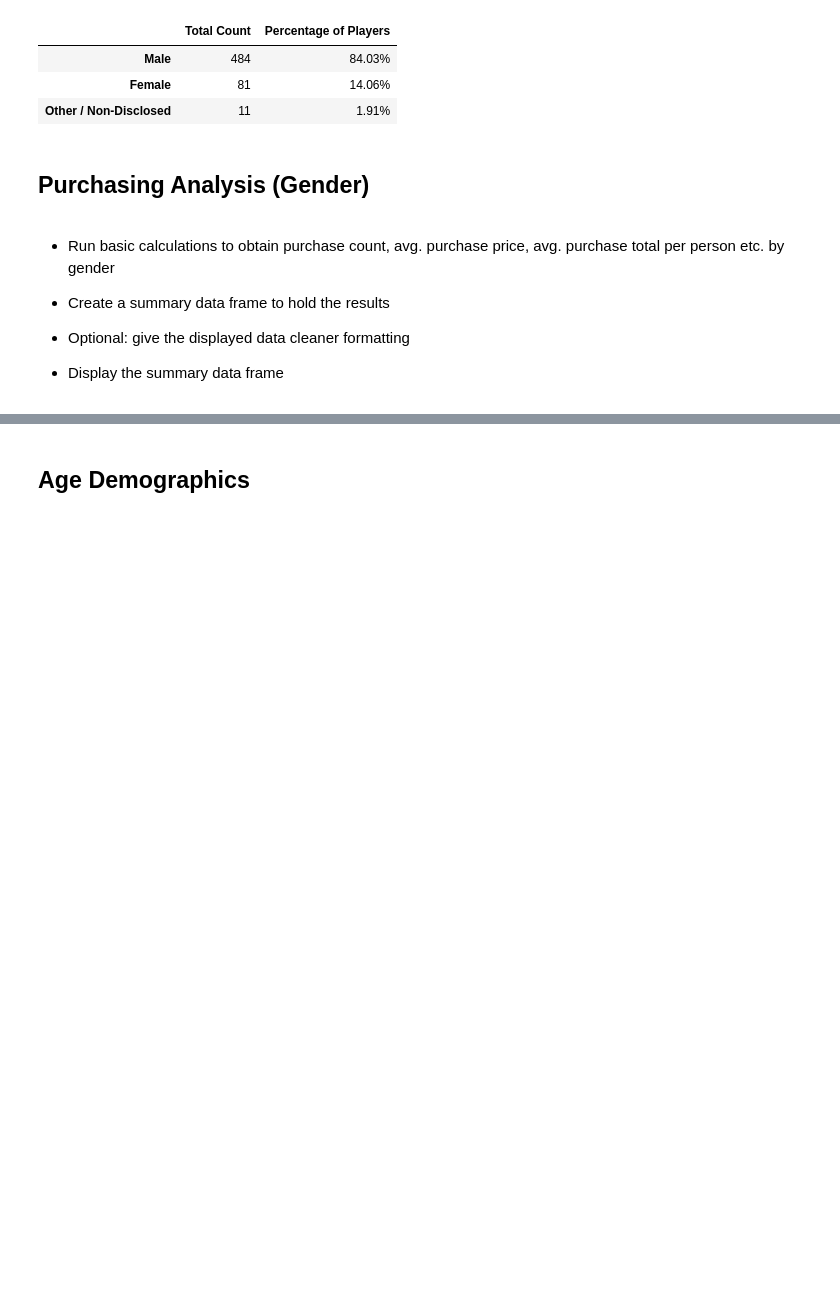
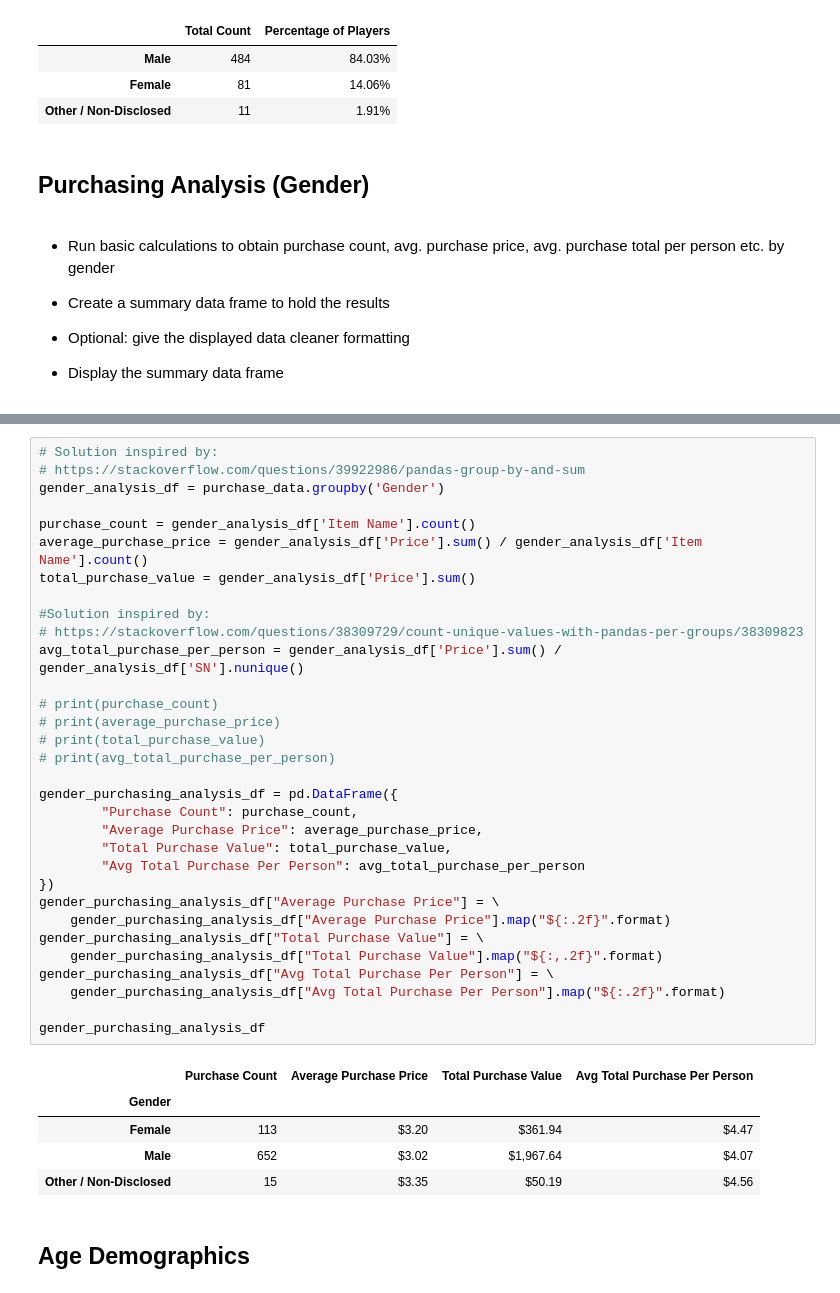
Before and after one commit to Jagjeet/pandas-challenge, a Jupyter notebook: HeroesOfPymoli/HeroesOfPymoli.ipynb, the cells around one changed output, grey strips where cells are left out. Cells and saved outputs as stored; diff of their text form; blank space fills up the shorter version.

Commit message:
Create purchasing analysis by gender summary

```diff
--- a/HeroesOfPymoli/HeroesOfPymoli.ipynb
+++ b/HeroesOfPymoli/HeroesOfPymoli.ipynb
@@ -137,3 +130,41 @@ gender_demographics_df
+# %%
+# Solution inspired by:
+# https://stackoverflow.com/questions/39922986/pandas-group-by-and-sum
+gender_analysis_df = purchase_data.groupby('Gender')
+
+purchase_count = gender_analysis_df['Item Name'].count()
+average_purchase_price = gender_analysis_df['Price'].sum() / gender_analysis_df['Item Name'].count()
+total_purchase_value = gender_analysis_df['Price'].sum()
+
+#Solution inspired by:
+# https://stackoverflow.com/questions/38309729/count-unique-values-with-pandas-per-groups/38309823
+avg_total_purchase_per_person = gender_analysis_df['Price'].sum() / gender_analysis_df['SN'].nunique()
+
+# print(purchase_count)
+# print(average_purchase_price)
+# print(total_purchase_value)
+# print(avg_total_purchase_per_person)
+
+gender_purchasing_analysis_df = pd.DataFrame({
+        "Purchase Count": purchase_count,
+        "Average Purchase Price": average_purchase_price,
+        "Total Purchase Value": total_purchase_value,
+        "Avg Total Purchase Per Person": avg_total_purchase_per_person
+})
+gender_purchasing_analysis_df["Average Purchase Price"] = \
+    gender_purchasing_analysis_df["Average Purchase Price"].map("${:.2f}".format)
+gender_purchasing_analysis_df["Total Purchase Value"] = \
+    gender_purchasing_analysis_df["Total Purchase Value"].map("${:,.2f}".format)
+gender_purchasing_analysis_df["Avg Total Purchase Per Person"] = \
+    gender_purchasing_analysis_df["Avg Total Purchase Per Person"].map("${:.2f}".format)
+
+gender_purchasing_analysis_df
+# %% [output]
+|  | Purchase Count | Average Purchase Price | Total Purchase Value | Avg Total Purchase Per Person |
+| Gender |  |  |  |  |
+| Female | 113 | $3.20 | $361.94 | $4.47 |
+| Male | 652 | $3.02 | $1,967.64 | $4.07 |
+| Other / Non-Disclosed | 15 | $3.35 | $50.19 | $4.56 |
 # %% [markdown]
 ## Age Demographics
 # %% [markdown]
```
Also changed, not shown: parts of 3 cells of this notebook.
